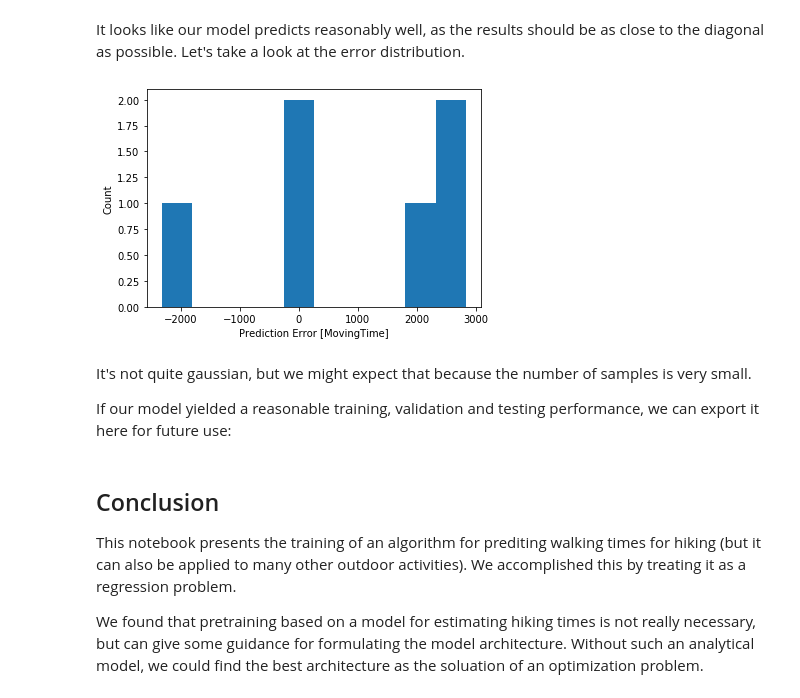
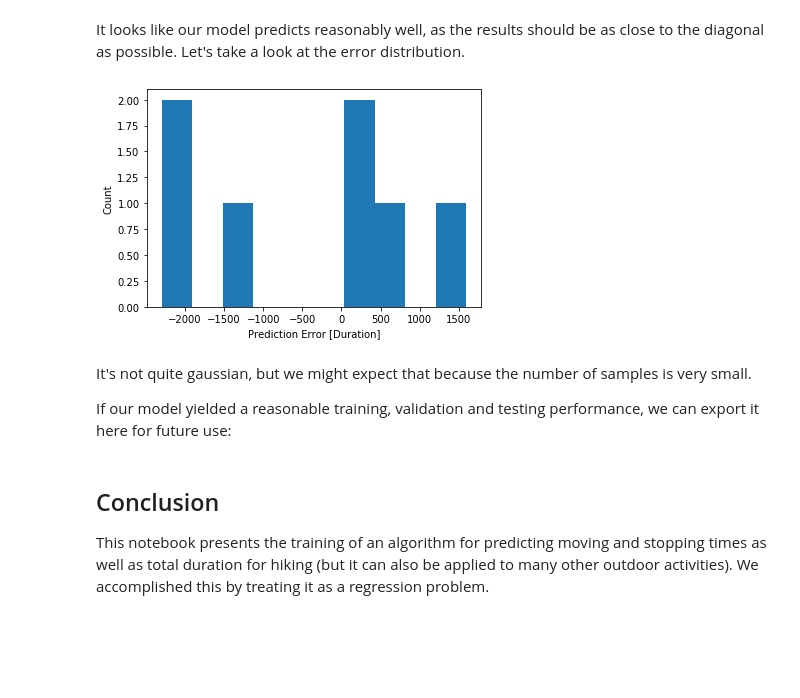
Before and after one commit to ae137/HikingTimePredictor, a Jupyter notebook: hikingTimeRegression.ipynb, the cells around one changed output. Saved outputs shown, nothing was run; the diff lists cells and outputs as text; code cells hidden in the pictures; blank space fills up the shorter version.

Commit message:
Added prediction of stopping time and total duration

```diff
--- a/hikingTimeRegression.ipynb
+++ b/hikingTimeRegression.ipynb
@@ -385,7 +315,12 @@ Train the model for 1000 epochs with the training set, and record the training a
 # %%
-EPOCHS = 1000
+EPOCHS = 200
+
+def learning_rate_schedule(epoch):
+    return 0.01 / 3**(epoch // 50)
+
+lr_schedule = callbacks.LearningRateScheduler(learning_rate_schedule, verbose=1)
 
 history = model.fit(normed_train_data.values, train_labels.values,
-                    epochs=EPOCHS, validation_split = 0.2, verbose=0,
-                    callbacks=[PrintDot()])
+                    epochs=EPOCHS, validation_split = 0.15, verbose=1,
+                    callbacks=[lr_schedule])
 # %% [output]
@@ -431,15 +366,31 @@ As our data set of real GPX tracks is very small, the optimal choice of the epoc
 ### Make predictions
 
 Finally, predict walking time values using data in the testing set:
+# %%
+standard_estimate = []
+
+for index, data in test_dataset.iterrows():
+    standard_estimate.append(utils.compute_standard_walking_time(data['Length2d'],
+                                                                 data['TotalUphill'],
+                                                                 data['TotalDownhill']))
+
+moving_stopped_duration_data_list = []
+for index, data in test_labels.iterrows():
+    moving_stopped_duration_data_list.append([data['MovingTime'], data['StoppedTime'], data['Duration']])
+moving_stopped_duration_data = np.array(moving_stopped_duration_data_list)
+moving_stopped_duration_data = np.transpose(moving_stopped_duration_data)
+
+
+test_predictions = model.predict(normed_test_data)
+test_predictions = np.transpose(test_predictions)
 # %%
-test_predictions = model.predict(normed_test_data).flatten()
-
-plt.scatter(test_labels.values, test_predictions)
-max_val = max(max(test_labels.values), max(test_predictions))
-plt.xlabel('True Values [MovingTime]')
-plt.ylabel('Predictions [MovingTime]')
+plt.scatter(moving_stopped_duration_data[2], test_predictions[2], label='Duration scatter plot')
+max_val = max([max(moving_stopped_duration_data[2]), max(test_predictions[2])])
+plt.xlabel('True Values [Duration]')
+plt.ylabel('Predictions [Duration]')
 plt.axis('equal')
 plt.axis('square')
+plt.legend()
 plt.xlim([0, max_val])
 plt.ylim([0, max_val])
 _ = plt.plot([0, max_val], [0, max_val])
@@ -448,12 +425,12 @@ _ = plt.plot([0, max_val], [0, max_val])
 # %% [markdown]
 It looks like our model predicts reasonably well, as the results should be as close to the diagonal as possible. Let's take a look at the error distribution.
 # %%
-error = test_predictions - test_labels
-plt.hist(error, bins = 10) # 25
-plt.xlabel("Prediction Error [MovingTime]")
+error = test_predictions[2] - np.transpose(np.array(test_labels))[2]
+plt.hist(error, bins = 10)
+plt.xlabel("Prediction Error [Duration]")
 _ = plt.ylabel("Count")
 # %% [output]
-[figure, old version]
+[figure, new version]
 # %% [markdown]
 It's not quite gaussian, but we might expect that because the number of samples is very small.
 
@@ -463,6 +440,4 @@ model.save('model_hikingTimePrediction.h5')
 # %% [markdown]
 ## Conclusion
 
-This notebook presents the training of an algorithm for prediting walking times for hiking (but it can also be applied to many other outdoor activities). We accomplished this by treating it as a regression problem.
-
-We found that pretraining based on a model for estimating hiking times is not really necessary, but can give some guidance for formulating the model architecture. Without such an analytical model, we could find the best architecture as the soluation of an optimization problem.
+This notebook presents the training of an algorithm for predicting moving and stopping times as well as total duration for hiking (but it can also be applied to many other outdoor activities). We accomplished this by treating it as a regression problem.
```
Also changed, not shown: parts of 34 cells of this notebook, 1 other file.
